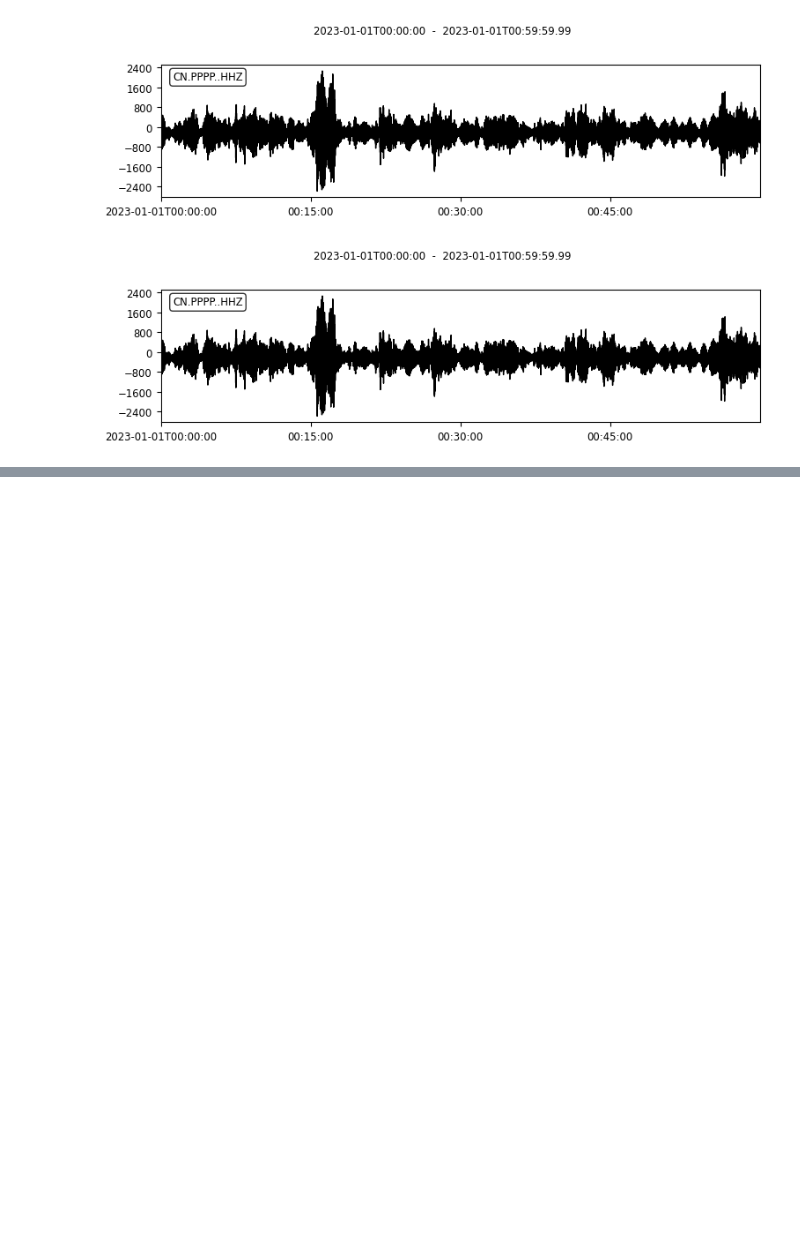
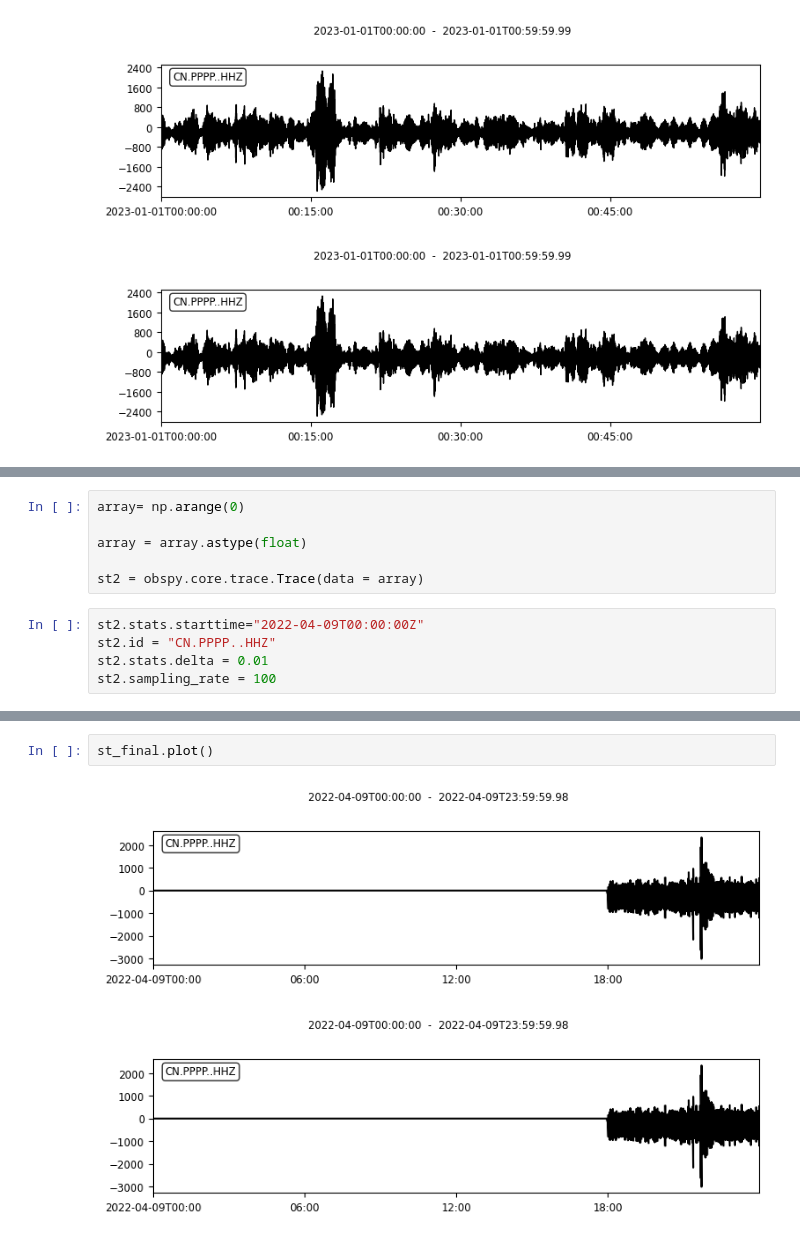
Before and after one commit to javierMoG/PopocatepetlVolcano, a Jupyter notebook: src/Pruebas.ipynb, the cells around one changed output, grey strips where cells are left out. Saved outputs shown, nothing was run; the diff lists cells and outputs as text; blank space fills up the shorter version.

```diff
--- a/src/Pruebas.ipynb
+++ b/src/Pruebas.ipynb
@@ -187 +278,12 @@ st2 = obspy.read("data/clean_data/2022/CN_PPPP_HHZ_20220102.sac")
+# %%
+array= np.arange(0)
+
+array = array.astype(float)
+
+st2 = obspy.core.trace.Trace(data = array)
+# %%
+st2.stats.starttime="2022-04-09T00:00:00Z"
+st2.id = "CN.PPPP..HHZ"
+st2.stats.delta = 0.01
+st2.sampling_rate = 100
 # %%
@@ -201,0 +306,5 @@ st2[0].stats
+# %%
+st_final.plot()
+# %% [output]
+[figure, added]
+[figure, added]
```
Also changed, not shown: parts of 39 cells of this notebook, 2 other files.
